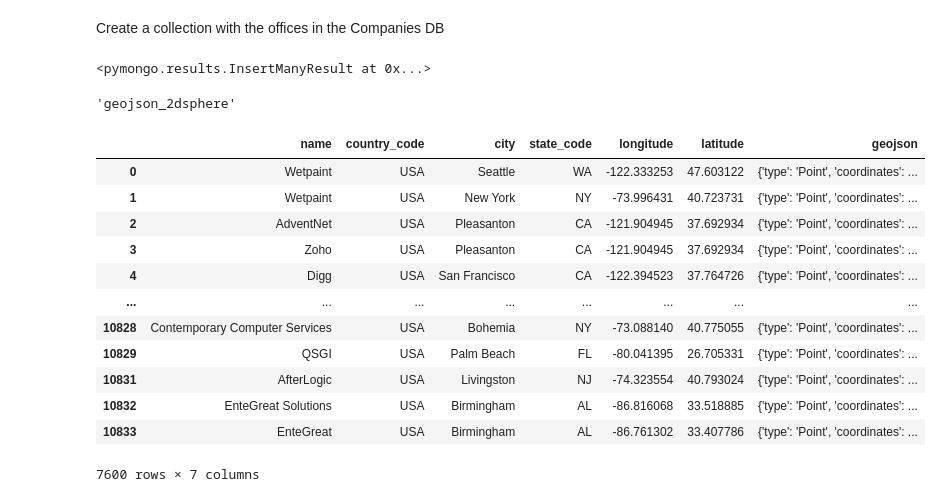
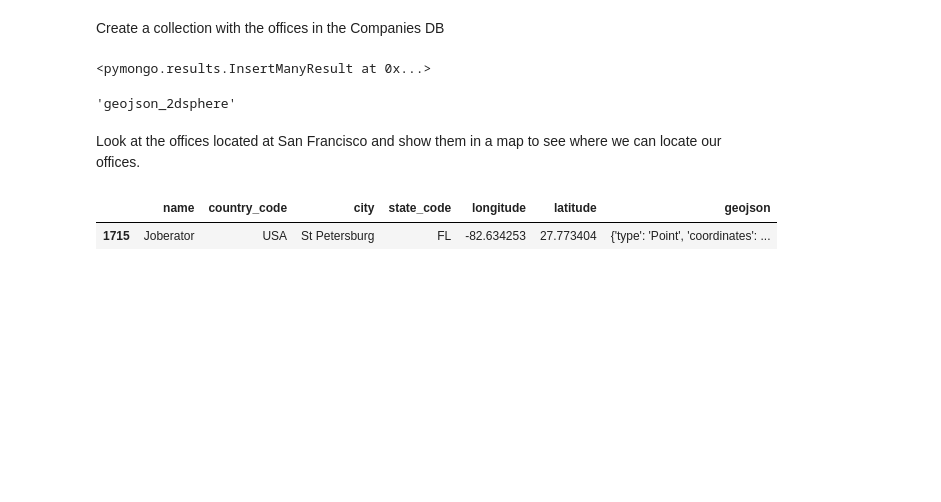
Before and after one commit to litosmunoz/Exploring-San-Francisco, a Jupyter notebook: output/main.ipynb, the cells around one changed output. Drawn from its saved outputs; the diff is of its cells as text; code cells hidden in the pictures; blank space fills up the shorter version.

```diff
--- a/output/main.ipynb
+++ b/output/main.ipynb
@@ -150,24 +158,16 @@ for company in list_offices:
 o.create_index([("geojson", "2dsphere")])
 # %% [output]
 'geojson_2dsphere'
+# %% [markdown]
+Look at the offices located at San Francisco and show them in a map to see where we can locate our offices.
 # %%
 total_offices_worldwide = pd.DataFrame(list(o.find()))
 total_offices_worldwide = total_offices_worldwide[['name', 'offices', 'geojson']]
 # %%
 total_offices_worldwide = pd.concat([total_offices_worldwide, total_offices_worldwide['offices'].apply(pd.Series)], axis=1).reset_index(drop=True)
 total_offices_worldwide = total_offices_worldwide[['name', 'country_code', 'city', 'state_code', 'longitude', 'latitude', 'geojson']]
-total_offices_worldwide[total_offices_worldwide["country_code"]=="USA"]
+total_offices_worldwide = total_offices_worldwide[total_offices_worldwide["country_code"]=="USA"]
+total_offices_worldwide.sample()
 # %% [output]
 |  | name | country_code | city | state_code | longitude | latitude | geojson |
-| 0 | Wetpaint | USA | Seattle | WA | -122.333253 | 47.603122 | {'type': 'Point', 'coordinates': ... |
-| 1 | Wetpaint | USA | New York | NY | -73.996431 | 40.723731 | {'type': 'Point', 'coordinates': ... |
-| 2 | AdventNet | USA | Pleasanton | CA | -121.904945 | 37.692934 | {'type': 'Point', 'coordinates': ... |
-| 3 | Zoho | USA | Pleasanton | CA | -121.904945 | 37.692934 | {'type': 'Point', 'coordinates': ... |
-| 4 | Digg | USA | San Francisco | CA | -122.394523 | 37.764726 | {'type': 'Point', 'coordinates': ... |
-| ... | ... | ... | ... | ... | ... | ... | ... |
-| 10828 | Contemporary Computer Services | USA | Bohemia | NY | -73.088140 | 40.775055 | {'type': 'Point', 'coordinates': ... |
-| 10829 | QSGI | USA | Palm Beach | FL | -80.041395 | 26.705331 | {'type': 'Point', 'coordinates': ... |
-| 10831 | AfterLogic | USA | Livingston | NJ | -74.323554 | 40.793024 | {'type': 'Point', 'coordinates': ... |
-| 10832 | EnteGreat Solutions | USA | Birmingham | AL | -86.816068 | 33.518885 | {'type': 'Point', 'coordinates': ... |
-| 10833 | EnteGreat | USA | Birmingham | AL | -86.761302 | 33.407786 | {'type': 'Point', 'coordinates': ... |
+| 1715 | Joberator | USA | St Petersburg | FL | -82.634253 | 27.773404 | {'type': 'Point', 'coordinates': ... |
-7600 rows × 7 columns
```
Also changed, not shown: parts of 39 cells of this notebook.
